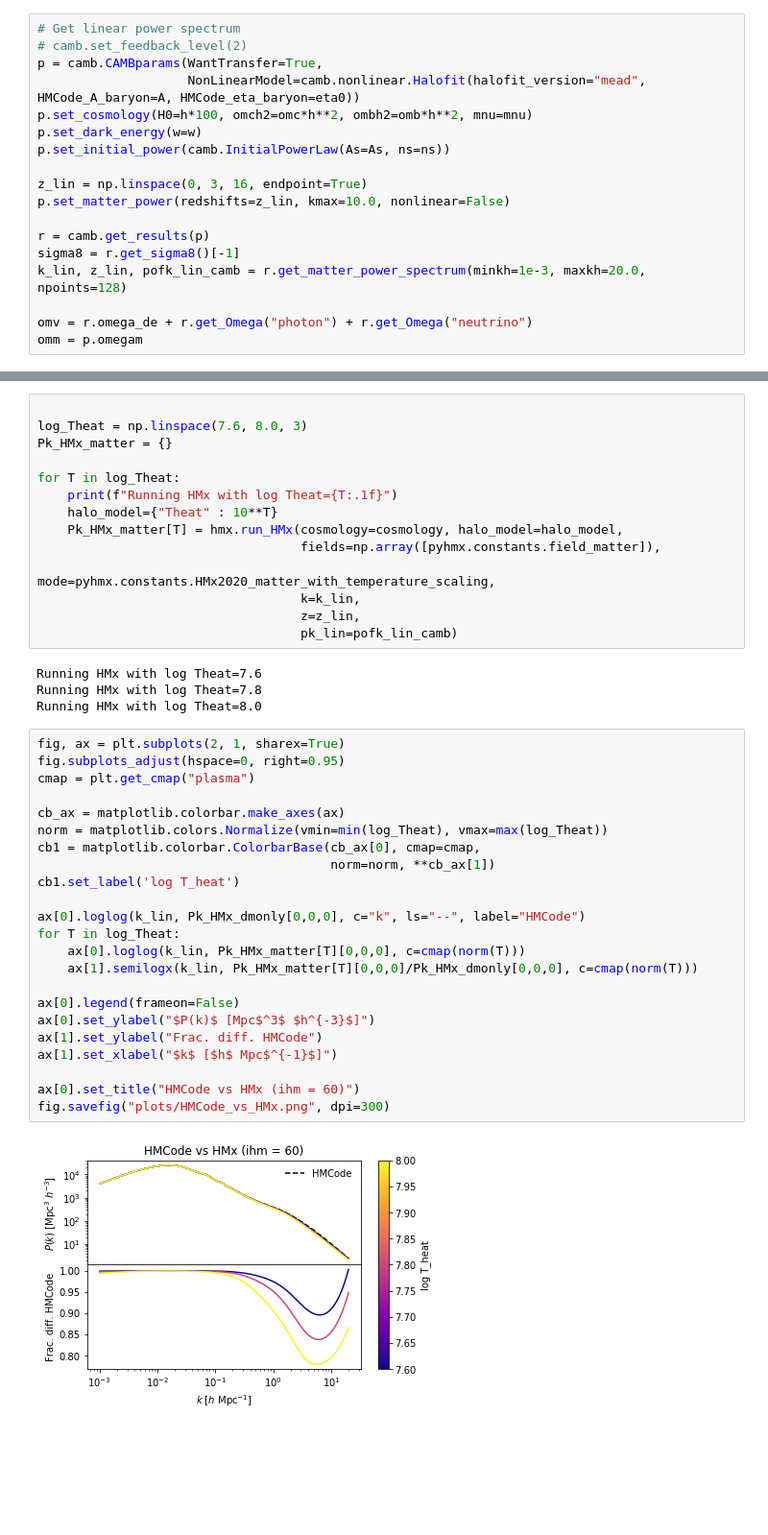
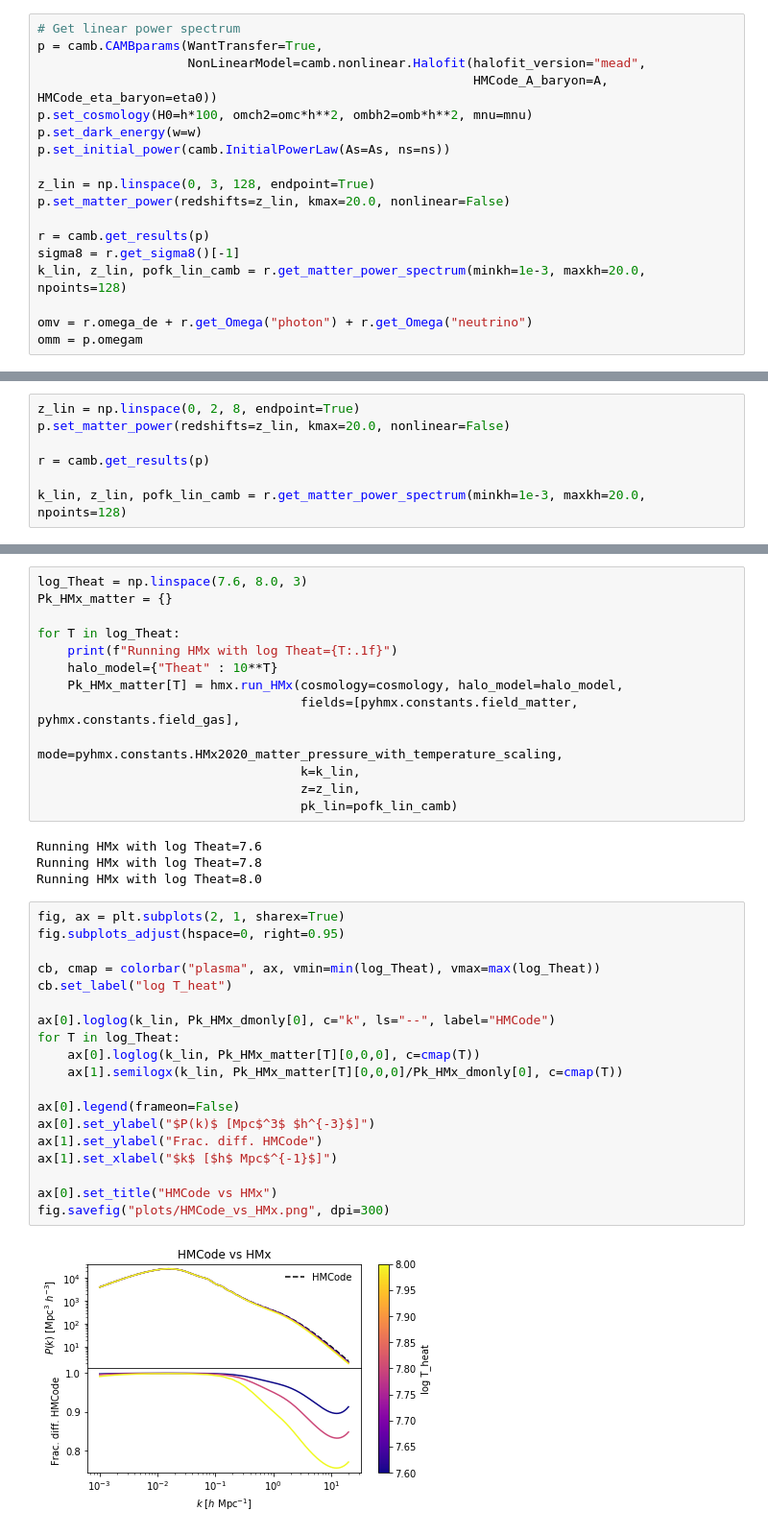
Before and after one commit to tilmantroester/HMx, a Jupyter notebook: notebooks/pyhmx_demo.ipynb, the cells around one changed output, grey strips where cells are left out. Shown at 96% size. Cells and saved outputs as stored; diff of their text form; blank space fills up the shorter version.

```diff
--- a/notebooks/pyhmx_demo.ipynb
+++ b/notebooks/pyhmx_demo.ipynb
@@ -40,15 +51,15 @@ fields = np.array([pyhmx.constants.field_dmonly])
 Run CAMB to generate the linear and non-linear matter power spectra.
 # %%
 # Get linear power spectrum
-# camb.set_feedback_level(2)
 p = camb.CAMBparams(WantTransfer=True,
-                    NonLinearModel=camb.nonlinear.Halofit(halofit_version="mead", HMCode_A_baryon=A, HMCode_eta_baryon=eta0))
+                    NonLinearModel=camb.nonlinear.Halofit(halofit_version="mead",
+                                                          HMCode_A_baryon=A, HMCode_eta_baryon=eta0))
 p.set_cosmology(H0=h*100, omch2=omc*h**2, ombh2=omb*h**2, mnu=mnu)
 p.set_dark_energy(w=w)
 p.set_initial_power(camb.InitialPowerLaw(As=As, ns=ns))
 
-z_lin = np.linspace(0, 3, 16, endpoint=True)
-p.set_matter_power(redshifts=z_lin, kmax=10.0, nonlinear=False)
+z_lin = np.linspace(0, 3, 128, endpoint=True)
+p.set_matter_power(redshifts=z_lin, kmax=20.0, nonlinear=False)
 
 r = camb.get_results(p)
 sigma8 = r.get_sigma8()[-1]
@@ -120,0 +127,7 @@ fig.savefig("plots/HMCode_test_CAMB_vs_HMx.png", dpi=300)
+# %%
+z_lin = np.linspace(0, 2, 8, endpoint=True)
+p.set_matter_power(redshifts=z_lin, kmax=20.0, nonlinear=False)
+
+r = camb.get_results(p)
+
+k_lin, z_lin, pofk_lin_camb = r.get_matter_power_spectrum(minkh=1e-3, maxkh=20.0, npoints=128)
@@ -121,5 +136,4 @@ fig.savefig("plots/HMCode_test_CAMB_vs_HMx.png", dpi=300)
 # %%
-
 log_Theat = np.linspace(7.6, 8.0, 3)
 Pk_HMx_matter = {}
 
@@ -127,8 +141,8 @@ for T in log_Theat:
     print(f"Running HMx with log Theat={T:.1f}")
     halo_model={"Theat" : 10**T}
     Pk_HMx_matter[T] = hmx.run_HMx(cosmology=cosmology, halo_model=halo_model,
-                                   fields=np.array([pyhmx.constants.field_matter]),
-                                   mode=pyhmx.constants.HMx2020_matter_with_temperature_scaling,
+                                   fields=[pyhmx.constants.field_matter, pyhmx.constants.field_gas],
+                                   mode=pyhmx.constants.HMx2020_matter_pressure_with_temperature_scaling,
                                    k=k_lin,
                                    z=z_lin,
                                    pk_lin=pofk_lin_camb)
@@ -139,25 +153,21 @@ Running HMx with log Theat=8.0
 # %%
 fig, ax = plt.subplots(2, 1, sharex=True)
 fig.subplots_adjust(hspace=0, right=0.95)
-cmap = plt.get_cmap("plasma")
 
-cb_ax = matplotlib.colorbar.make_axes(ax)
-norm = matplotlib.colors.Normalize(vmin=min(log_Theat), vmax=max(log_Theat))
-cb1 = matplotlib.colorbar.ColorbarBase(cb_ax[0], cmap=cmap,
-                                       norm=norm, **cb_ax[1])
-cb1.set_label('log T_heat')
+cb, cmap = colorbar("plasma", ax, vmin=min(log_Theat), vmax=max(log_Theat))
+cb.set_label("log T_heat")
 
-ax[0].loglog(k_lin, Pk_HMx_dmonly[0,0,0], c="k", ls="--", label="HMCode")
+ax[0].loglog(k_lin, Pk_HMx_dmonly[0], c="k", ls="--", label="HMCode")
 for T in log_Theat:
-    ax[0].loglog(k_lin, Pk_HMx_matter[T][0,0,0], c=cmap(norm(T)))
-    ax[1].semilogx(k_lin, Pk_HMx_matter[T][0,0,0]/Pk_HMx_dmonly[0,0,0], c=cmap(norm(T)))
+    ax[0].loglog(k_lin, Pk_HMx_matter[T][0,0,0], c=cmap(T))
+    ax[1].semilogx(k_lin, Pk_HMx_matter[T][0,0,0]/Pk_HMx_dmonly[0], c=cmap(T))
 
 ax[0].legend(frameon=False)
 ax[0].set_ylabel("$P(k)$ [Mpc$^3$ $h^{-3}$]")
 ax[1].set_ylabel("Frac. diff. HMCode")
 ax[1].set_xlabel("$k$ [$h$ Mpc$^{-1}$]")
 
-ax[0].set_title("HMCode vs HMx (ihm = 60)")
+ax[0].set_title("HMCode vs HMx")
 fig.savefig("plots/HMCode_vs_HMx.png", dpi=300)
 # %% [output]
-[figure, old version]
+[figure, new version]
```
Also changed, not shown: parts of 11 cells of this notebook.
